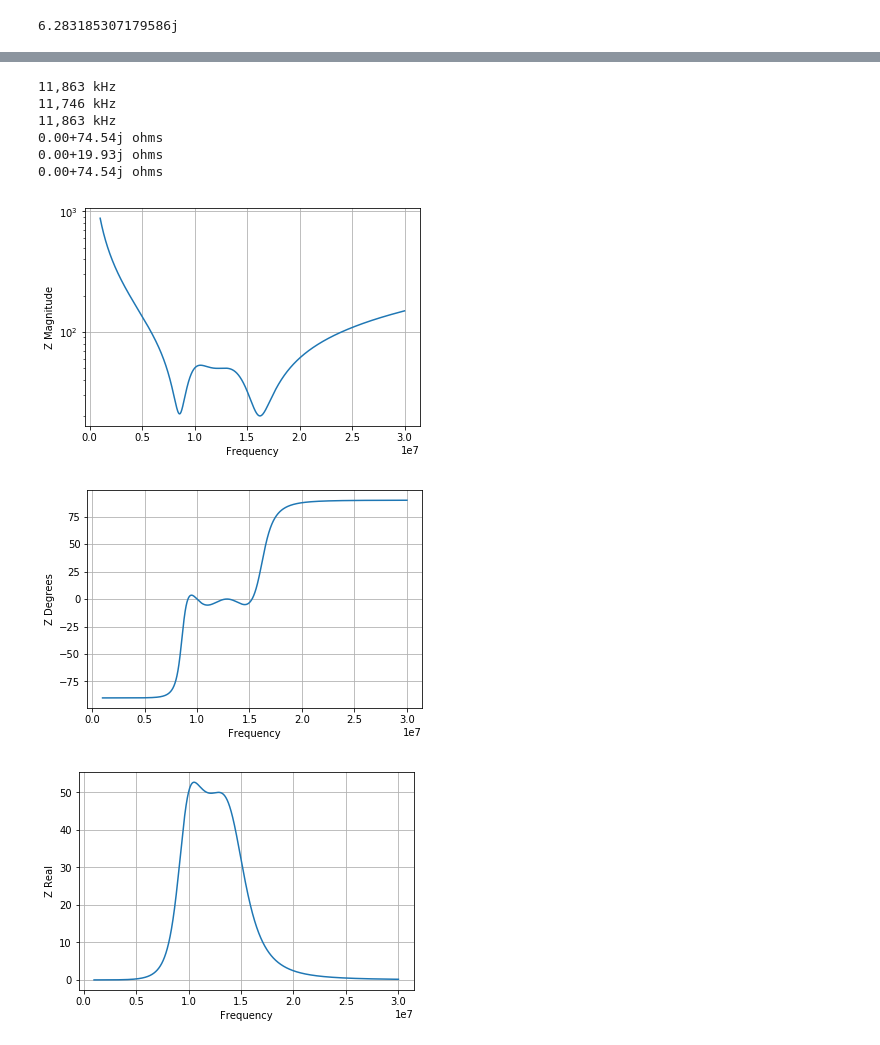
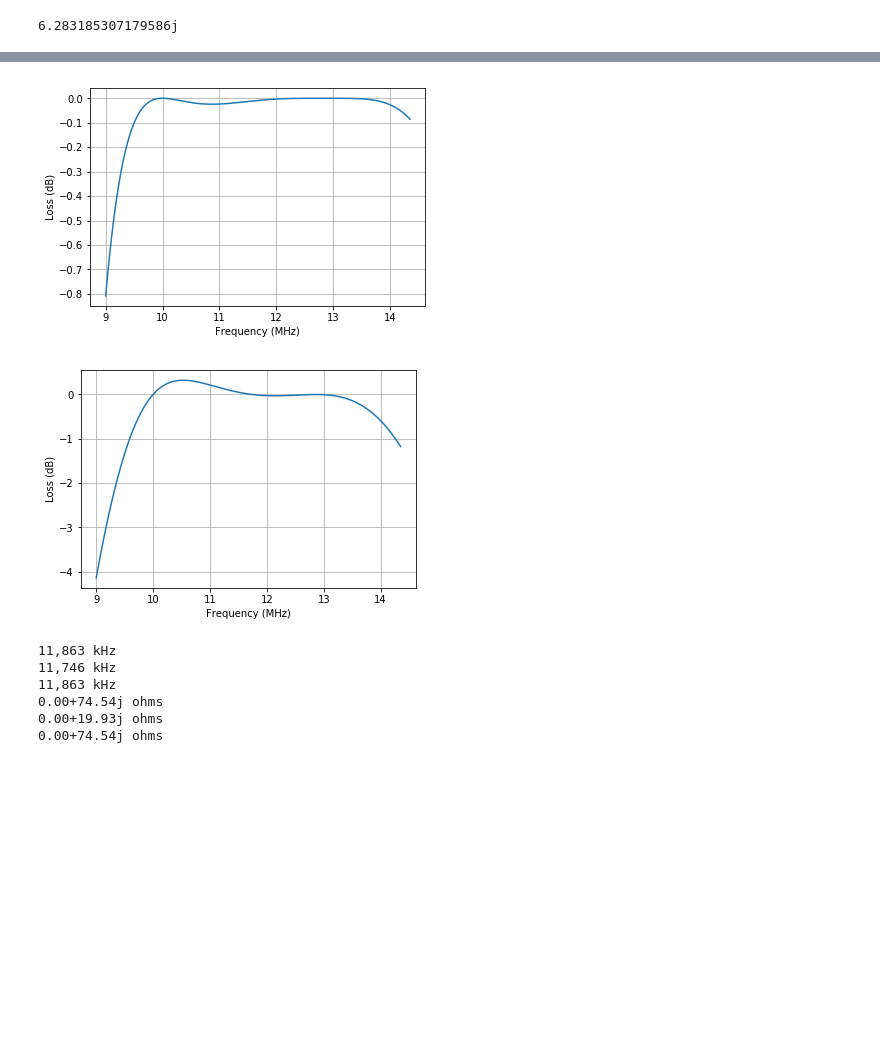
Before and after one commit to ttdoucet/impedance, a Jupyter notebook: impedance.ipynb, the cells around one changed output, grey strips where cells are left out. Cells and saved outputs as stored; diff of their text form; code cells hidden in the pictures; blank space fills up the shorter version.

```diff
--- a/impedance.ipynb
+++ b/impedance.ipynb
@@ -60 +127,18 @@ Cap(0.1 * uF).y(10 * MHz)
+# %%
+# The passband edge of bpf_8_17 is close to the 20 meter band.
+
+# The actual filter shows only slight rolloff on 20 meters
+# when fed with a perfectly-matched antenna or signal generator.
+
+fplot(bpf_8_16, source=Res(50), load=Res(50), f_start=9.0*MHz, f_end=14.35*MHz)
+
+# But the loss is more severe if fed with a high-impedance antenna,
+# maybe a random wire.  We can try some reactive sources too--it might be different.
+# Note also that this filter exhibits a transmatch-like gain at around 10 MHz,
+# coupling the signal from the 300-ohm antenna to the load better than would
+# happen by just connecting that antenna to the load directly.
+fplot(bpf_8_16, source=Res(300), load=Res(50), f_start=9.0*MHz, f_end=14.35*MHz)
+# %% [output]
+[figure, added]
+[figure, added]
 # %%
@@ -122,12 +184,6 @@ def zplots(ckt, f_start=1*MHz, f_end=30*MHz, f_step=1*kHz):
     res.set_xlabel('Frequency')
     res.set_ylabel('Z Real')
     res.grid(True)
-# %%
-zplots(bpf)
-# %% [output]
-[figure, removed]
-[figure, removed]
-[figure, removed]
 # %%
 def capacitor(freq, ohms):
     "Capacitor that has ohms reactance at freq"
```
Also changed, not shown: parts of 17 cells of this notebook.
